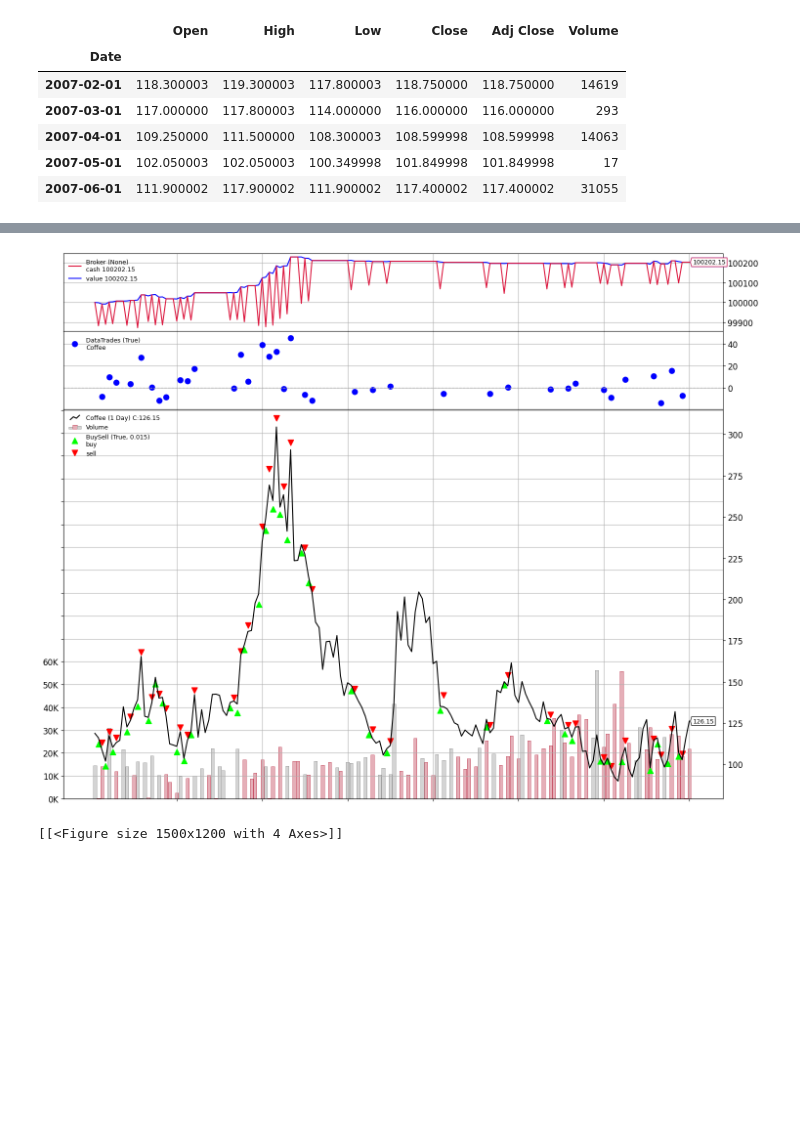
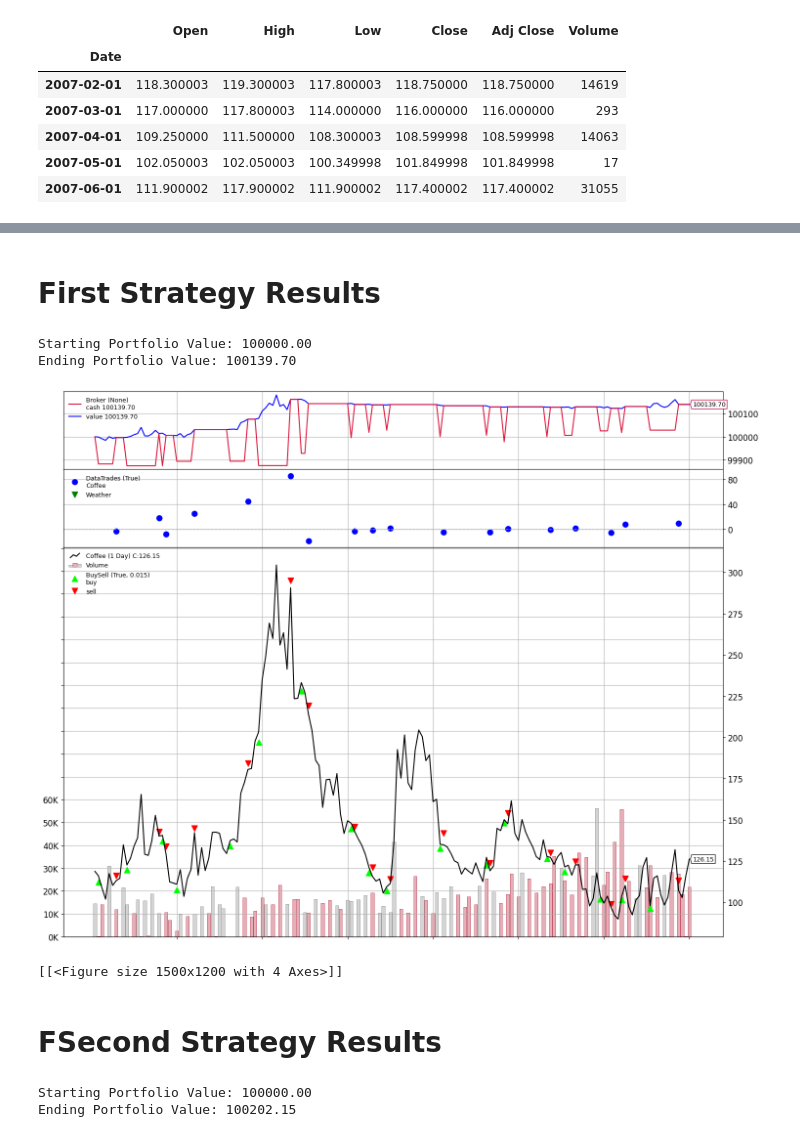
Before and after one commit to JoaoMorais96/coffee-futures, a Jupyter notebook: scripts/trading_strategy.ipynb, the cells around one changed output, grey strips where cells are left out. Saved outputs shown, nothing was run; the diff lists cells and outputs as text; code cells hidden in the pictures; blank space fills up the shorter version.

```diff
--- a/scripts/trading_strategy.ipynb
+++ b/scripts/trading_strategy.ipynb
@@ -57,5 +61,6 @@ coffee_monthly.head(5)
 | 2007-05-01 | 102.050003 | 102.050003 | 100.349998 | 101.849998 | 101.849998 | 17 |
 | 2007-06-01 | 111.900002 | 117.900002 | 111.900002 | 117.400002 | 117.400002 | 31055 |
 # %%
-data_feed = WeatherPandasData(dataname=secure_weather_data, plot=False)
+# Feed our data to BT
+weather_feed = WeatherPandasData(dataname=secure_weather_data, plot=False)
 coffee_feed = bt.feeds.PandasData(dataname=coffee_monthly)
@@ -165,7 +154,63 @@ plt.show()
+# %% [markdown]
+# First Strategy Results
+# %%
+# Create tCerebro for the First Strategy
+cerebroFirst = bt.Cerebro()
+
+# Add the strategy to Cerebro First
+cerebroFirst.addstrategy(FirstWeatherStrategy)
+
+# Set the initial capital
+cerebroFirst.broker.setcash(100000.0)
+
+# Add the secure_coffee_data (coffee futures data) to Cerebro
+cerebroFirst.adddata(coffee_feed, name='Coffee')
+
+# Add the data to Cerebro
+cerebroFirst.adddata(weather_feed, name='Weather')
+
+print(f'Starting Portfolio Value: {cerebroFirst.broker.getvalue():.2f}')
+
+# Run the backtest (even though there's no real trading logic)
+cerebroFirst.run()
+
+finalPValue_firstStrat = cerebroFirst.broker.getvalue()
+print(f'Ending Portfolio Value: {finalPValue_firstStrat:.2f}')
+# %% [output]
+Starting Portfolio Value: 100000.00
+Ending Portfolio Value: 100139.70
 # %%
 plt.rcParams['figure.figsize'] = [15, 12]
 plt.rcParams.update({'font.size': 12})
-cerebro.plot(iplot = False)
+cerebroFirst.plot(iplot = False)
 # %% [output]
-[figure, old version]
+[figure, new version]
 [[<Figure size 1500x1200 with 4 Axes>]]
+# %% [markdown]
+# FSecond Strategy Results
+# %%
+# Create tCerebro for the Second Strategy
+cerebroSecond = bt.Cerebro()
+
+# Add the strategy to Cerebro Second
+cerebroSecond.addstrategy(SecondWeatherStrategy)
+
+# Set the initial capital
+cerebroSecond.broker.setcash(100000.0)
+
+# Add the secure_coffee_data (coffee futures data) to Cerebro
+cerebroSecond.adddata(coffee_feed, name='Coffee')
+
+# Add the data to Cerebro
+cerebroSecond.adddata(weather_feed, name='Weather')
+
+print(f'Starting Portfolio Value: {cerebroSecond.broker.getvalue():.2f}')
+
+# Run the backtest (even though there's no real trading logic)
+results =cerebroSecond.run()
+
+finalPValue_secondStrat = cerebroSecond.broker.getvalue()
+print(f'Ending Portfolio Value: {finalPValue_secondStrat:.2f}')
+# %% [output]
+Starting Portfolio Value: 100000.00
+Ending Portfolio Value: 100202.15
```
Also changed, not shown: parts of 11 cells of this notebook.
